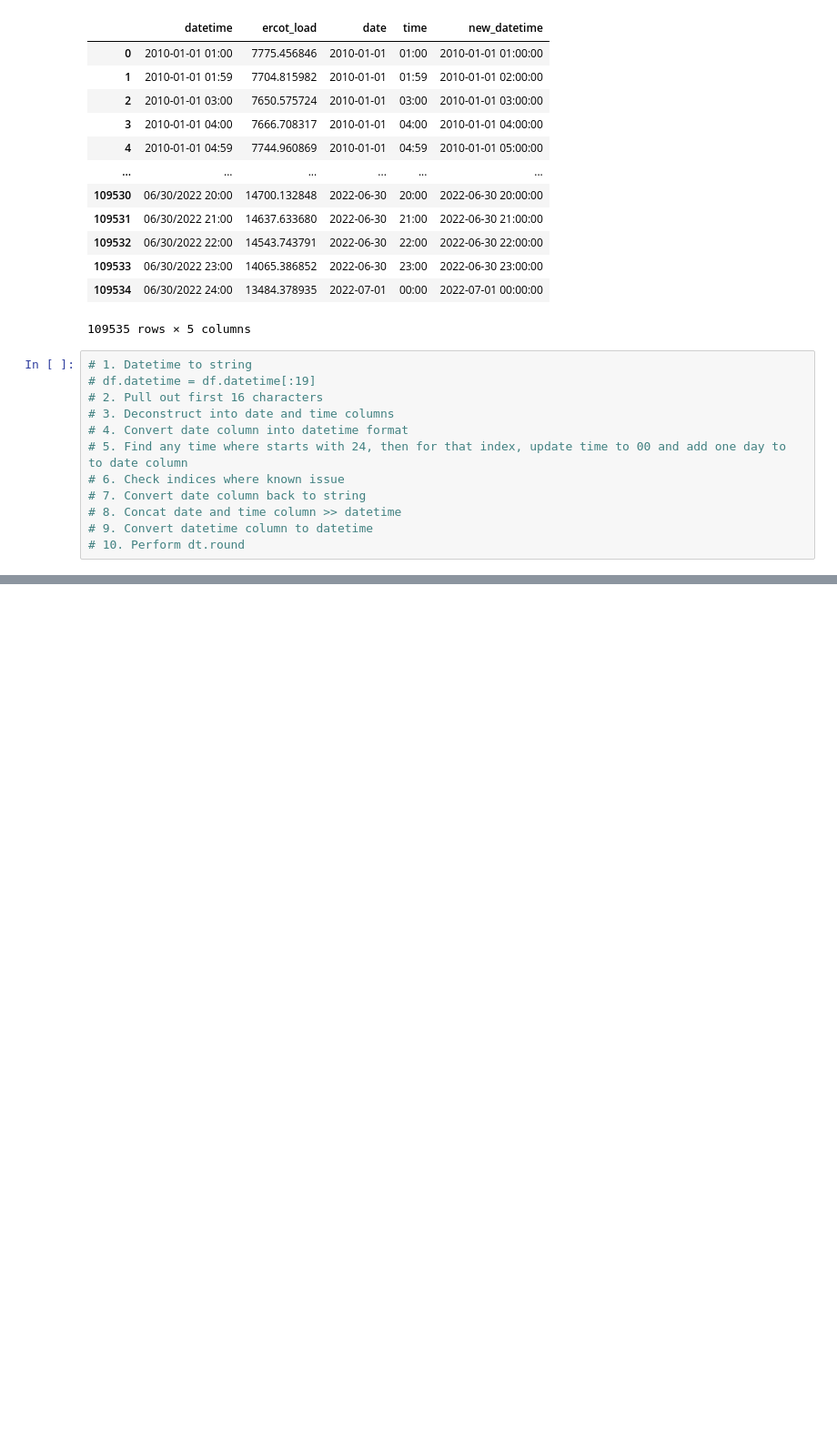
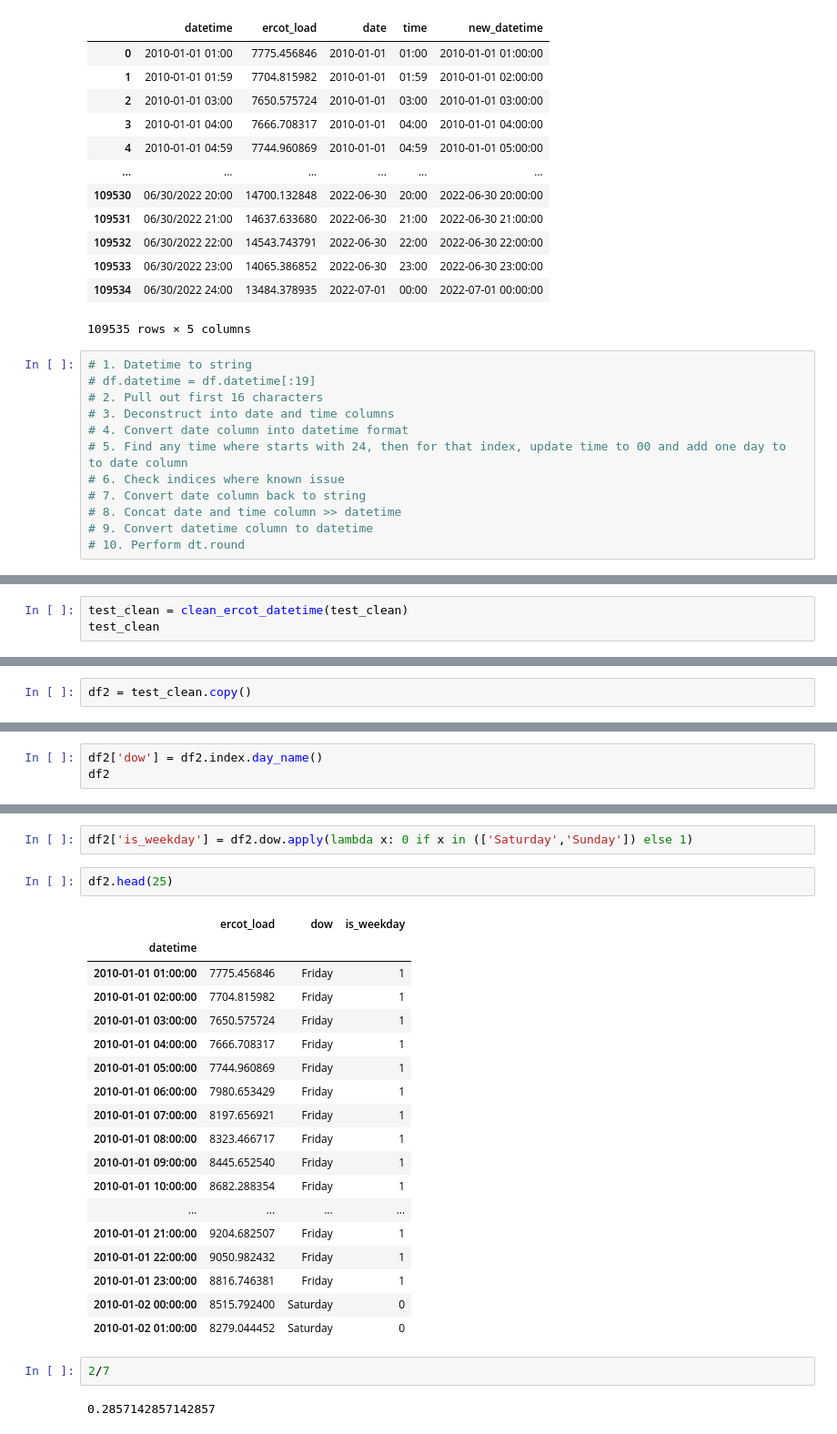
Before and after one commit to energy-demand-forecast/energy_demand_forecast, a Jupyter notebook: cayt_workspace/datetime_scratch.ipynb, the cells around one changed output, grey strips where cells are left out. Shown: that part at 91% size. Drawn from its saved outputs; the diff is of its cells as text; blank space fills up the shorter version.

```diff
--- a/cayt_workspace/datetime_scratch.ipynb
+++ b/cayt_workspace/datetime_scratch.ipynb
@@ -460,0 +550,3 @@ df
+# %%
+test_clean = clean_ercot_datetime(test_clean)
+test_clean
@@ -460,0 +570,2 @@ df
+# %%
+df2 = test_clean.copy()
@@ -460,0 +583,3 @@ df
+# %%
+df2['dow'] = df2.index.day_name()
+df2
@@ -460,0 +621,27 @@ df
+# %%
+df2['is_weekday'] = df2.dow.apply(lambda x: 0 if x in (['Saturday','Sunday']) else 1)
+# %%
+df2.head(25)
+# %% [output]
+|  | ercot_load | dow | is_weekday |
+| datetime |  |  |  |
+| 2010-01-01 01:00:00 | 7775.456846 | Friday | 1 |
+| 2010-01-01 02:00:00 | 7704.815982 | Friday | 1 |
+| 2010-01-01 03:00:00 | 7650.575724 | Friday | 1 |
+| 2010-01-01 04:00:00 | 7666.708317 | Friday | 1 |
+| 2010-01-01 05:00:00 | 7744.960869 | Friday | 1 |
+| 2010-01-01 06:00:00 | 7980.653429 | Friday | 1 |
+| 2010-01-01 07:00:00 | 8197.656921 | Friday | 1 |
+| 2010-01-01 08:00:00 | 8323.466717 | Friday | 1 |
+| 2010-01-01 09:00:00 | 8445.652540 | Friday | 1 |
+| 2010-01-01 10:00:00 | 8682.288354 | Friday | 1 |
+| ... | ... | ... | ... |
+| 2010-01-01 21:00:00 | 9204.682507 | Friday | 1 |
+| 2010-01-01 22:00:00 | 9050.982432 | Friday | 1 |
+| 2010-01-01 23:00:00 | 8816.746381 | Friday | 1 |
+| 2010-01-02 00:00:00 | 8515.792400 | Saturday | 0 |
+| 2010-01-02 01:00:00 | 8279.044452 | Saturday | 0 |
+# %%
+2/7
+# %% [output]
+0.2857142857142857
```
Also changed, not shown: parts of 60 cells of this notebook, 1 other file.
